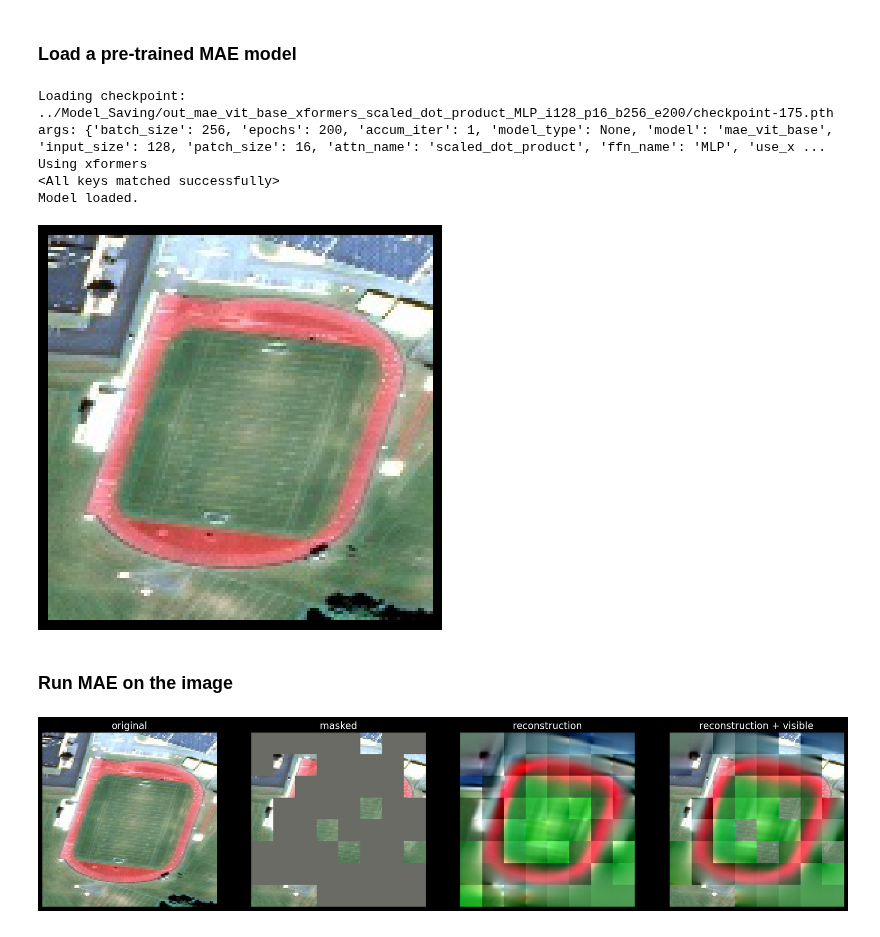
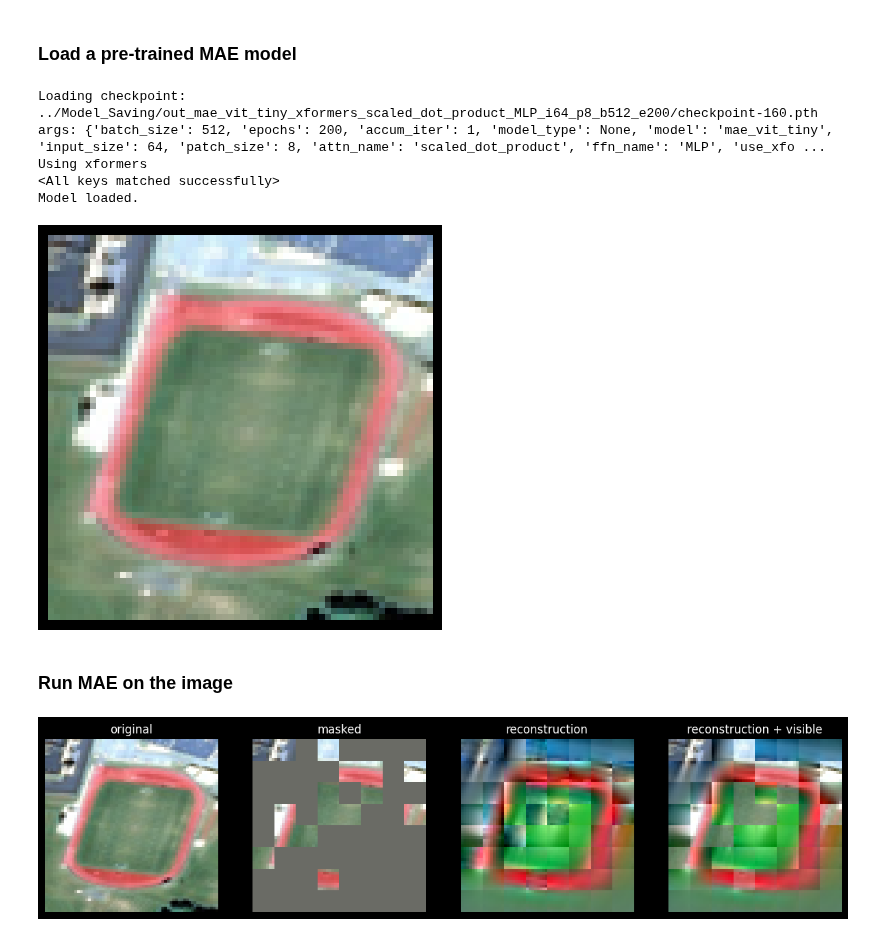
Before and after one commit to aicip/SatMAE, a Jupyter notebook: mae_visualize.ipynb, the cells around one changed output. Drawn from its saved outputs; the diff is of its cells as text; code cells hidden in the pictures.

Commit message:
Update visualization code

```diff
--- a/mae_visualize.ipynb
+++ b/mae_visualize.ipynb
@@ -15,15 +16,15 @@ import viz
 # %% [markdown]
 ### Load a pre-trained MAE model
 # %%
-model = viz.prepare_model(chkpt_dir="out_mae_vit_base_xformers_scaled_dot_product_MLP_i128_p16_b256_e200",
-                          arch="mae_vit_base")
+model = viz.prepare_model(chkpt_dir="out_mae_vit_tiny_xformers_scaled_dot_product_MLP_i64_p8_b512_e200",
+                          arch="mae_vit_tiny")
 
 # model = viz.prepare_model(chkpt_dir="out_mae_vit_small_scaled_dot_product_i128_p16_b512_e200",
 #                           chkpt_name="40", # Optional
 #                           arch="mae_vit_small")
 # %% [output]
-Loading checkpoint:  ../Model_Saving/out_mae_vit_base_xformers_scaled_dot_product_MLP_i128_p16_b256_e200/checkpoint-175.pth
-args: {'batch_size': 256, 'epochs': 200, 'accum_iter': 1, 'model_type': None, 'model': 'mae_vit_base', 'input_size': 128, 'patch_size': 16, 'attn_name': 'scaled_dot_product', 'ffn_name': 'MLP', 'use_x ...
+Loading checkpoint:  ../Model_Saving/out_mae_vit_tiny_xformers_scaled_dot_product_MLP_i64_p8_b512_e200/checkpoint-160.pth
+args: {'batch_size': 512, 'epochs': 200, 'accum_iter': 1, 'model_type': None, 'model': 'mae_vit_tiny', 'input_size': 64, 'patch_size': 8, 'attn_name': 'scaled_dot_product', 'ffn_name': 'MLP', 'use_xfo ...
 Using xformers
 <All keys matched successfully>
 Model loaded.
@@ -35,14 +36,28 @@ Model loaded.
 
 img = viz.prepare_image('./images/0.jpg', model)
 plt.rcParams["figure.figsize"] = [5, 5]
-viz.show_image(torch.tensor(img))
+ax = plt.subplot(1, 1, 1)
+viz.show_image(torch.tensor(img), ax=ax)
 # %% [output]
-[figure, old version]
+[figure, new version]
+# %%
+def show_comp(x, im_masked, y, im_paste, figsize=15):
+    # make the plt figure larger
+    plt.rcParams["figure.figsize"] = [figsize, figsize]
+
+    imgs = [x[0], im_masked[0], y[0], im_paste[0]]
+    titles = ["original", "masked", "reconstruction", "reconstruction + visible"]
+
+    for i in range(4):
+        ax = plt.subplot(1, 4, i+1)
+        viz.show_image(imgs[i], ax, titles[i])
+
+    plt.show()
 # %% [markdown]
 ### Run MAE on the image
 # %%
-viz.run_one_image(img, model, seed=None)
+show_comp(*viz.run_one_image(img, model, seed=None))
 # run_one_image(img, model_mae, seed=2)
 # %% [output]
-[figure, old version]
+[figure, new version]
 # %%
```
Also changed, not shown: parts of 2 cells of this notebook, 1 other file.
